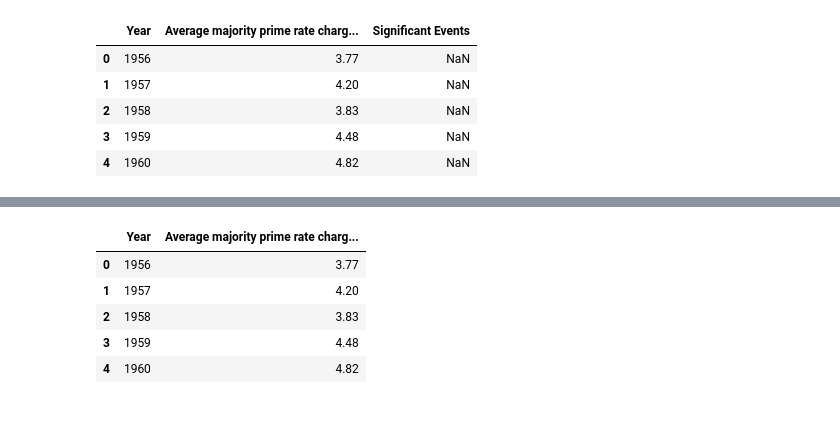
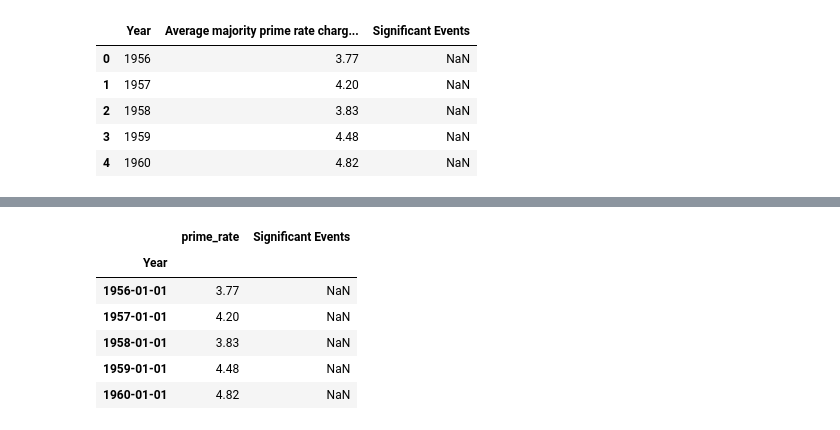
Before and after one commit to matt-c-knight/time-series-exercises, a Jupyter notebook: modeling.ipynb, the cells around one changed output, grey strips where cells are left out. Drawn from its saved outputs; the diff is of its cells as text; code cells hidden in the pictures.

Commit message:
prime rate ds

```diff
--- a/modeling.ipynb
+++ b/modeling.ipynb
@@ -930,5 +930,5 @@ IBM -- RMSE: 27
 MSFT -- RMSE: 6
 [figure]
 # %%
-prime = pd.read_csv("historical_prime rate.csv")
+df = pd.read_csv("historical_prime rate.csv")
 # %%
@@ -946,0 +943,2 @@ prime.shape
+# %%
+df['Year'] = pd.to_datetime(df.Year, format='%Y')
@@ -946,0 +954,2 @@ prime.shape
+# %%
+df = df.set_index('Year').sort_index()
@@ -947,11 +966,12 @@ prime.shape
 # %%
-prime = prime[['Year', 'Average majority prime rate charged by banks']]
+df.rename(columns={'Average majority prime rate charged by banks': 'prime_rate'}, inplace=True)
 # %%
-prime.head()
+df.head()
 # %% [output]
-|  | Year | Average majority prime rate charg... |
-| 0 | 1956 | 3.77 |
-| 1 | 1957 | 4.20 |
-| 2 | 1958 | 3.83 |
-| 3 | 1959 | 4.48 |
-| 4 | 1960 | 4.82 |
+|  | prime_rate | Significant Events |
+| Year |  |  |
+| 1956-01-01 | 3.77 | NaN |
+| 1957-01-01 | 4.20 | NaN |
+| 1958-01-01 | 3.83 | NaN |
+| 1959-01-01 | 4.48 | NaN |
+| 1960-01-01 | 4.82 | NaN |
```
Also changed, not shown: parts of 31 cells of this notebook.
